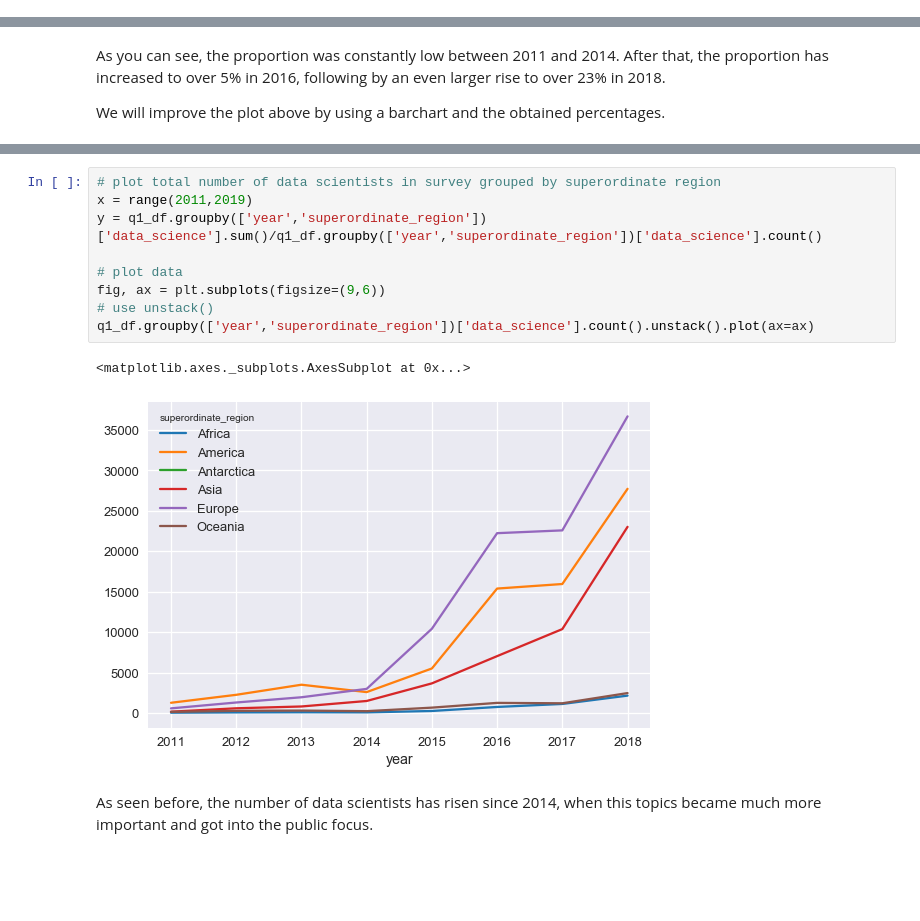
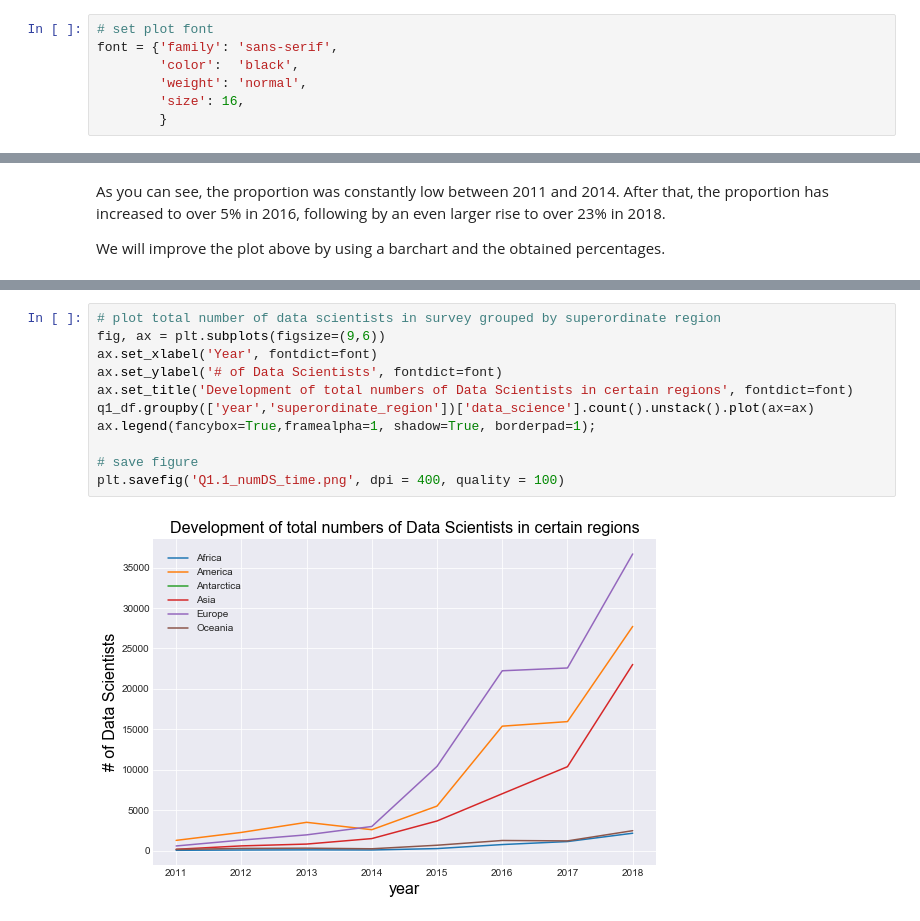
Before and after one commit to oliverkroening/Udacity_DSND_Project04, a Jupyter notebook: Data_Science_Europe.ipynb, the cells around one changed output, grey strips where cells are left out. Cells and saved outputs as stored; diff of their text form; blank space fills up the shorter version.

Commit message:
visualized questions 1.1, 1.2 and 1.3

```diff
--- a/Data_Science_Europe.ipynb
+++ b/Data_Science_Europe.ipynb
@@ -1412,6 +1412,13 @@ The second set of questions focus on the skills and characteristics of data scie
 ### 4.1 Descriptive Statistical Analysis
 
 #### Question 1.1: What is the chronological trend of Data Science jobs in Europe in comparison to American, Asian or African countries?
+# %%
+# set plot font
+font = {'family': 'sans-serif',
+        'color':  'black',
+        'weight': 'normal',
+        'size': 16,
+        }
 # %%
 # show values of data scientists for each year
 q1_df.groupby(['year'])['data_science'].value_counts()
@@ -1500,14 +1507,13 @@ plt.savefig('Q1_propDS_time.png', dpi = 400, quality = 100)
 # %%
 # plot total number of data scientists in survey grouped by superordinate region
-x = range(2011,2019)
-y = q1_df.groupby(['year','superordinate_region'])['data_science'].sum()/q1_df.groupby(['year','superordinate_region'])['data_science'].count()
+fig, ax = plt.subplots(figsize=(9,6))
+ax.set_xlabel('Year', fontdict=font)
+ax.set_ylabel('# of Data Scientists', fontdict=font)
+ax.set_title('Development of total numbers of Data Scientists in certain regions', fontdict=font)
+q1_df.groupby(['year','superordinate_region'])['data_science'].count().unstack().plot(ax=ax)
+ax.legend(fancybox=True,framealpha=1, shadow=True, borderpad=1);
 
-# plot data
-fig, ax = plt.subplots(figsize=(9,6))
-# use unstack()
-q1_df.groupby(['year','superordinate_region'])['data_science'].count().unstack().plot(ax=ax)
+# save figure
+plt.savefig('Q1.1_numDS_time.png', dpi = 400, quality = 100)
 # %% [output]
-<matplotlib.axes._subplots.AxesSubplot at 0x...>
-[figure, old version]
+[figure, new version]
-# %% [markdown]
-As seen before, the number of data scientists has risen since 2014, when this topics  became much more important and got into the public focus.
```
Also changed, not shown: parts of 17 cells of this notebook.
